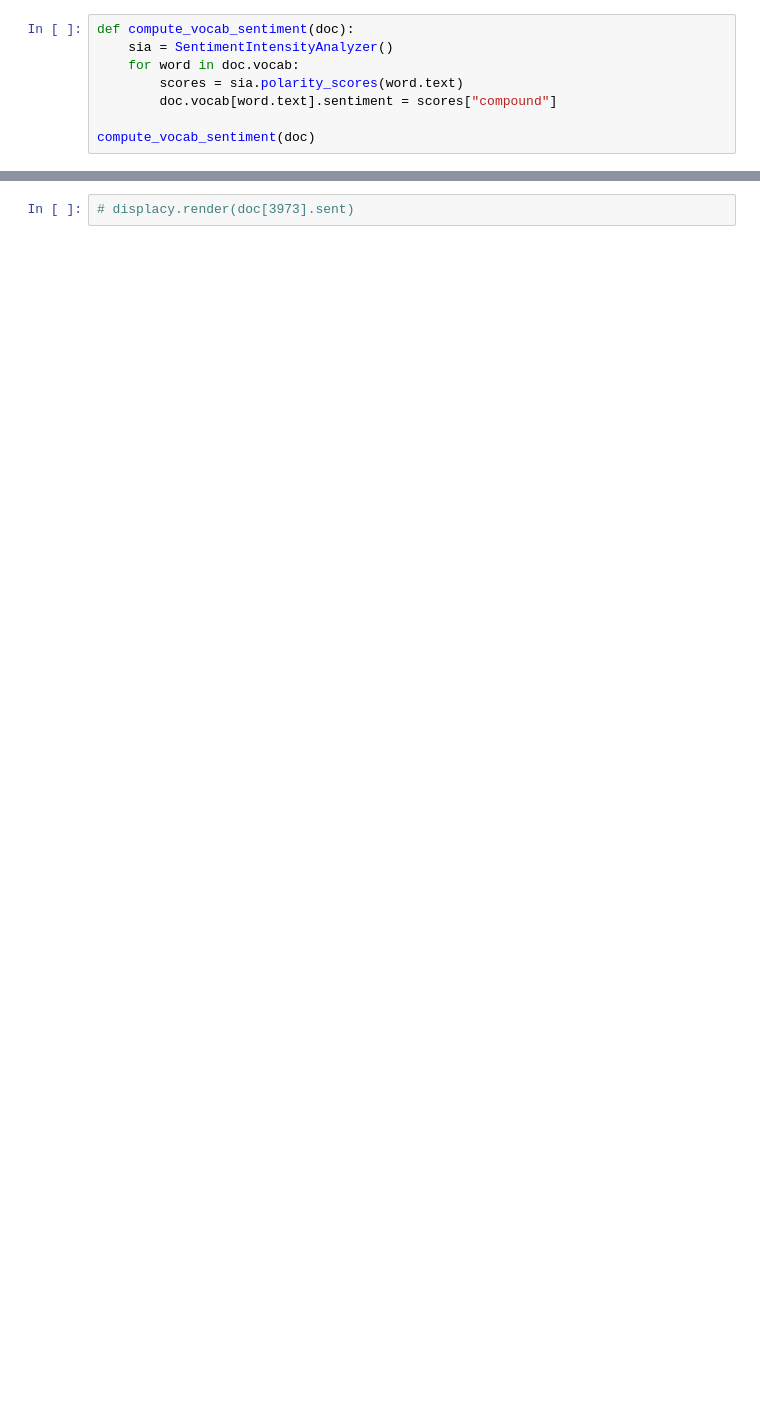
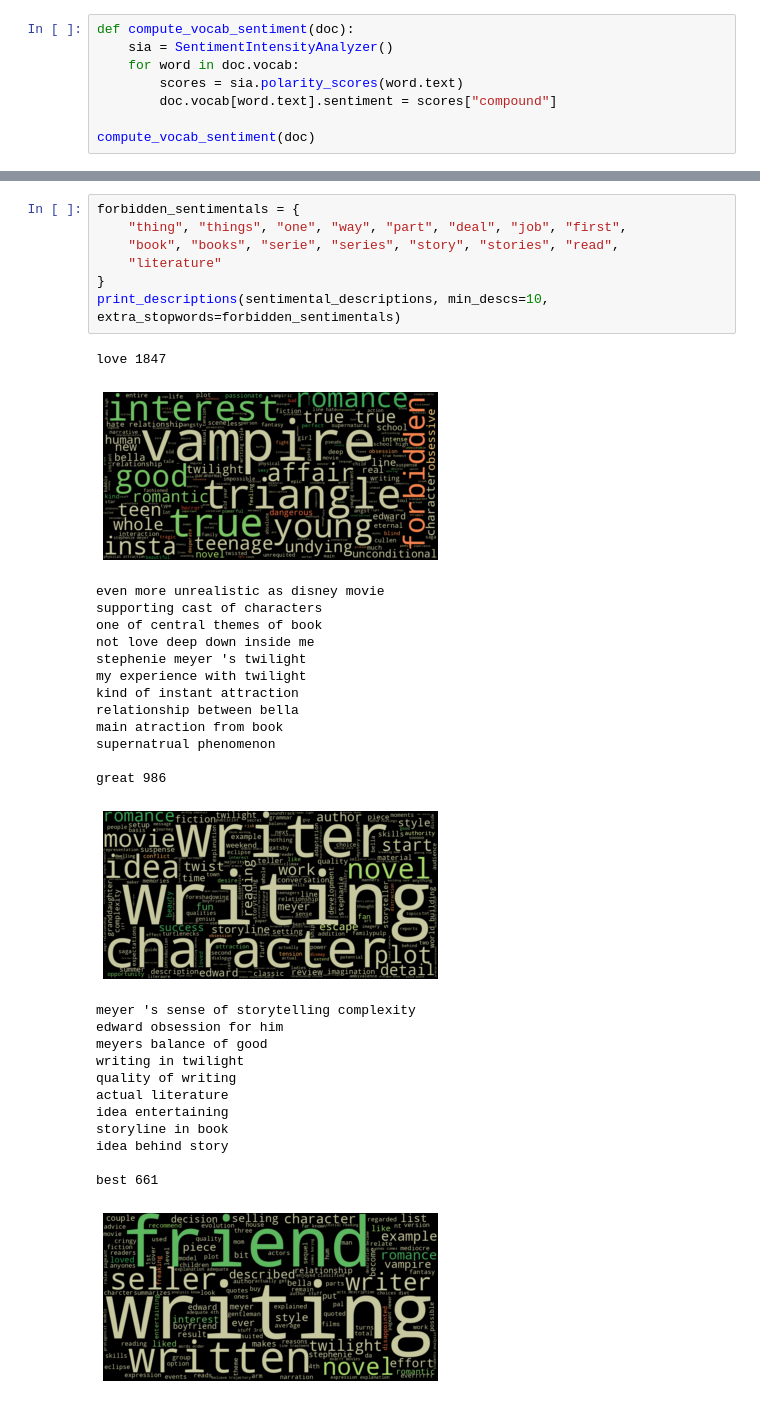
Before and after one commit to GiraffeReversed/sumreads, a Jupyter notebook: sentimental_words.ipynb, the cells around one changed output, grey strips where cells are left out. Cells and saved outputs as stored; diff of their text form; blank space fills up the shorter version.

```diff
--- a/sentimental_words.ipynb
+++ b/sentimental_words.ipynb
@@ -514,5 +560,38 @@ def get_sentimental_descriptions(doc, sent_threshold):
     return result
 
 sentimental_descriptions = get_sentimental_descriptions(doc, 0.6)
-# %%
-# displacy.render(doc[3973].sent)
+# %%
+forbidden_sentimentals = {
+    "thing", "things", "one", "way", "part", "deal", "job", "first",
+    "book", "books", "serie", "series", "story", "stories", "read",
+    "literature"
+}
+print_descriptions(sentimental_descriptions, min_descs=10, extra_stopwords=forbidden_sentimentals)
+# %% [output]
+love 1847
+[figure, added]
+even more unrealistic as disney movie
+supporting cast of characters
+one of central themes of book
+not love deep down inside me
+stephenie meyer 's twilight
+my experience with twilight
+kind of instant attraction
+relationship between bella
+main atraction from book
+supernatrual phenomenon
+
+great 986
+[figure, added]
+meyer 's sense of storytelling complexity
+edward obsession for him
+meyers balance of good
+writing in twilight
+quality of writing
+actual literature
+idea entertaining
+storyline in book
+idea behind story
+
+best 661
+[figure, added]
```
Also changed, not shown: parts of 21 cells of this notebook.
